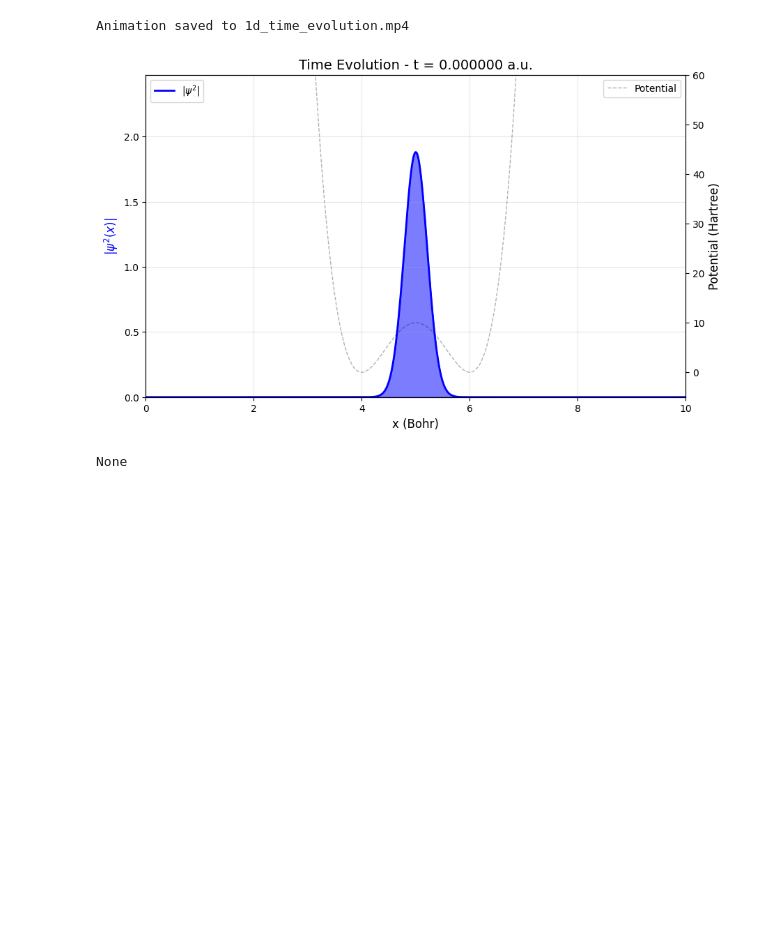
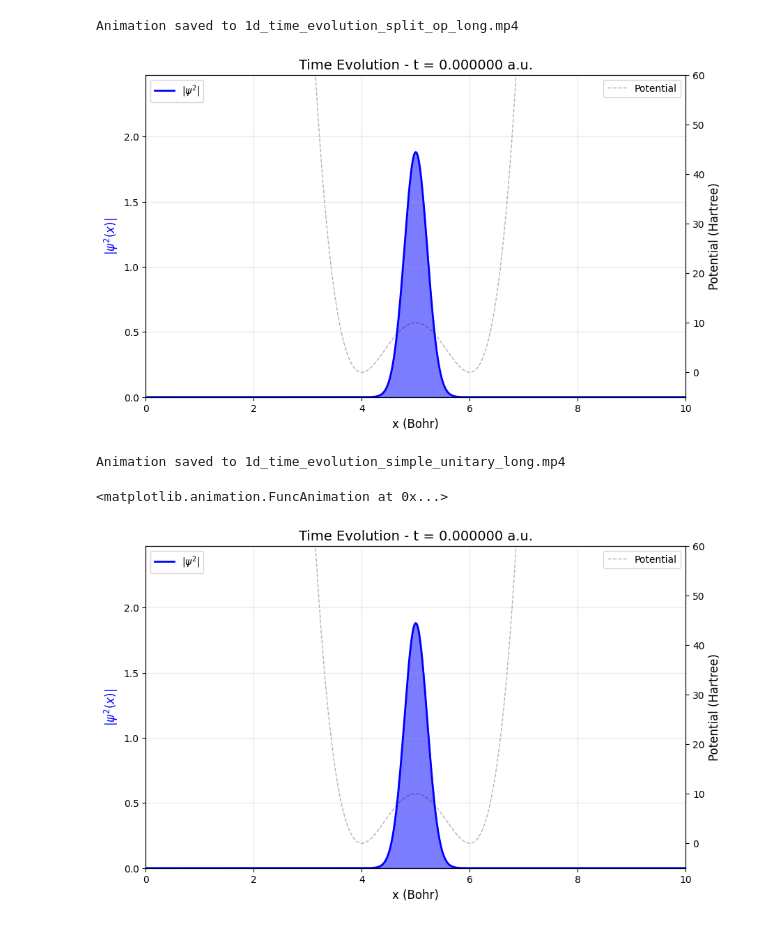
Before and after one commit to kostadubovskiy/quantum-state-solver, a Jupyter notebook: 1d_double_well.ipynb, the cells around one changed output. Drawn from its saved outputs; the diff is of its cells as text; code cells hidden in the pictures; blank space fills up the shorter version.

Commit message:
simple time evol werkin

```diff
--- a/1d_double_well.ipynb
+++ b/1d_double_well.ipynb
@@ -1,7 +1,7 @@
 # %%
 import numpy as np
 from Hamiltonian import Hamiltonian
-from time_evolution import Split_Operator
+from time_evolution import Split_Operator, Simple_Unitary_Time_Evolution
 from Visualization import Visualize
 # import matplotlib.pyplot as plt
 
@@ -20,7 +20,7 @@ def gaussian_wavepacket(x, x0, sigma, k0):
 
 N = 2048
 L = 10.0  # Bohr
-num_states = 8
+num_states = 50
 
 V_max = 10.0
 b = 1
@@ -55,7 +55,9 @@ solver = Split_Operator(
     potential_func=quartic_double_well,
     mass=1.0,
     dt=1e-6,
-    V_max=V_max, a=a, b=b
+    V_max=V_max,
+    a=a,
+    b=b
 )
 
 solver.absorbing_boundary(start_frac=0.85)
@@ -78,12 +80,9 @@ H.test_case_name = "1D_double_well"
 vis = Visualize(hamiltonian=H, time_evolver=solver, states_to_plot=8)
 # vis.plot_all()
 # %%
+steps = 5000000
 snapshot_interval = 5000
-anim = vis.animate_wavefunctions(psi0, steps, snapshot_interval, save_path='1d_time_evolution.mp4', fps=20)
+anim = vis.animate_wavefunctions(psi0, steps, snapshot_interval, save_path='1d_time_evolution_split_op_long.mp4', fps=20)
 # %% [output]
-Animation saved to 1d_time_evolution.mp4
+Animation saved to 1d_time_evolution_split_op_long.mp4
 [figure]
-# %%
-print(anim)
-# %% [output]
-None
@@ -89,0 +91,26 @@ None
+# %%
+evals = H.numeric_energies
+evecs = H.eigenvectors
+
+simple_solver = Simple_Unitary_Time_Evolution(
+    N=N,
+    L=L,
+    potential_func=quartic_double_well,
+    dt=1e-6,
+    eigenvalues=evals,
+    eigenstates=evecs,
+    V_max=V_max,
+    a=a,
+    b=b
+)
+
+simple_evolver_vis = Visualize(
+    hamiltonian=H,
+    time_evolver=simple_solver,
+    states_to_plot=8
+)
+simple_evolver_vis.animate_wavefunctions(psi0, steps, snapshot_interval, save_path='1d_time_evolution_simple_unitary_long.mp4', fps=20)
+# %% [output]
+Animation saved to 1d_time_evolution_simple_unitary_long.mp4
+<matplotlib.animation.FuncAnimation at 0x...>
+[figure, added]
```
Also changed, not shown: parts of 1 cell of this notebook, 3 other files.
